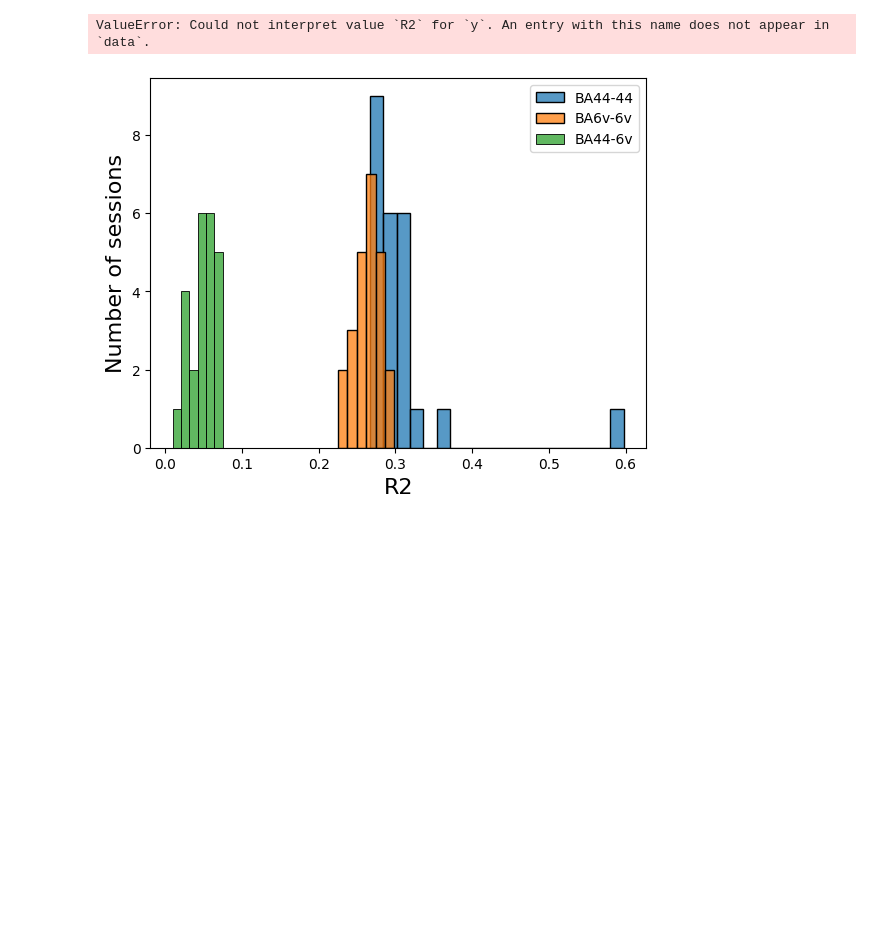
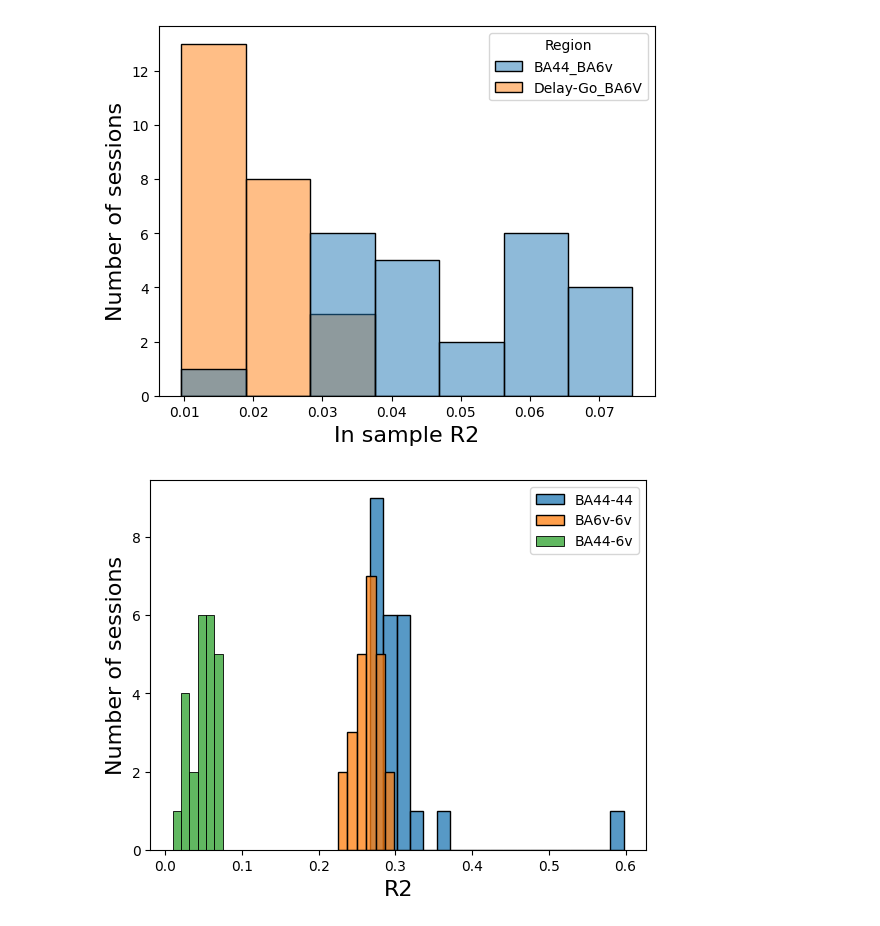
Before and after one commit to ebrahimfeghhi/broca_analyses, a Jupyter notebook: notebooks/reduced_rank.ipynb, the cells around one changed output. Saved outputs shown, nothing was run; the diff lists cells and outputs as text; code cells hidden in the pictures; blank space fills up the shorter version.

```diff
--- a/notebooks/reduced_rank.ipynb
+++ b/notebooks/reduced_rank.ipynb
@@ -24,17 +27,16 @@ for sess in np.unique(session):
     r2_scores.append(r2_score(y_test, y_pred_44_6v))
     label.append('Delay-Go_BA6V')
     r2_scores.append(r2_score(y_test, y_pred_dg_6v))
-    label.append('BA44_BA6v')
 # %%
 simple_perf_comp = pd.DataFrame({'R2': r2_scores, 'Region': label})
 # %%
-sns.histplot(simple_perf_comp, hue='Region', y='R2')
-plt.xlabel("R2", fontsize=16)
+sns.histplot(data=simple_perf_comp, x='R2', hue='Region')
+plt.xlabel("In sample R2", fontsize=16)
 plt.ylabel("Number of sessions", fontsize=16)
 #plt.savefig("/home2/ebrahim/neural_seq_decoder/figures/r2_44_6v_insample", dpi=300, bbox_inches='tight')
 plt.show()
 # %% [output]
-ValueError: Could not interpret value `R2` for `y`. An entry with this name does not appear in `data`.
+[figure, added]
 # %%
 r2_score_44_6v = []
 r2_score_6v_6v = []
```
Also changed, not shown: parts of 1 cell of this notebook, 10 other files.
